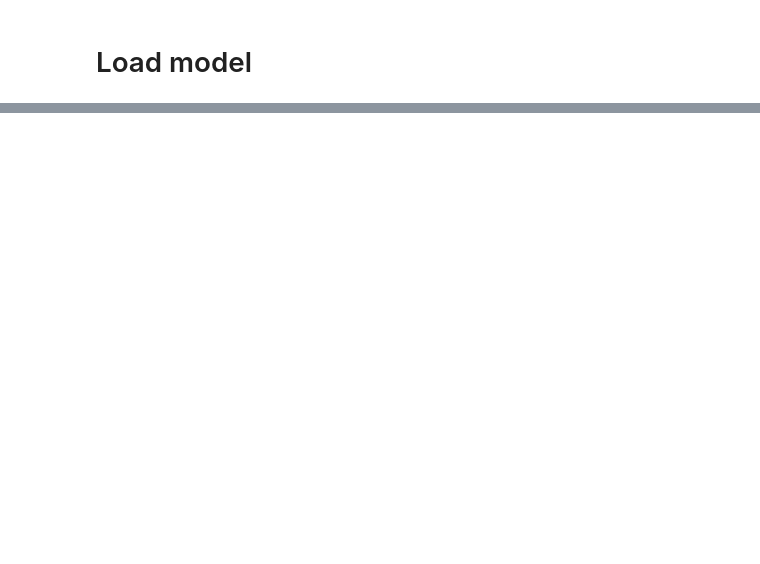
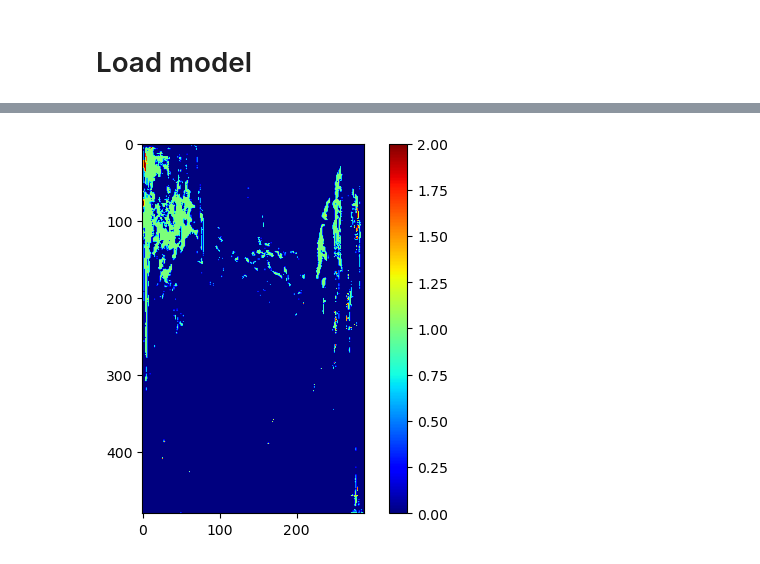
Before and after one commit to yovannynogales/computer-vision-verification-experiments, a Jupyter notebook: notebooks/tatoo_verification.ipynb, the cells around one changed output, grey strips where cells are left out. Saved outputs shown, nothing was run; the diff lists cells and outputs as text; code cells hidden in the pictures; blank space fills up the shorter version.

Commit message:
feat: Add flow to print the model outputs

```diff
--- a/notebooks/tatoo_verification.ipynb
+++ b/notebooks/tatoo_verification.ipynb
@@ -52,7 +102,7 @@ import torchvision.transforms as T
 
 device = torch.device("cuda" if torch.cuda.is_available() else "cpu")
 
-image_path = os.path.abspath('data/tattoos/input1-1.jpg')
+image_path = os.path.abspath('data/tattoos/input2.jpg')
 
 pil_img = Image.open(image_path).convert('RGB')
 
@@ -70,5 +120,5 @@ np_image = np_image.transpose((2, 0, 1))
 tensor = torch.from_numpy(np_image).to(device, dtype=torch.float)
 print(tensor.shape)
 
-output = model.forward(tensor.unsqueeze_(0))
+template_f, img_f, emb_template_f, emb_image_f = model.forward(tensor.unsqueeze_(0))
 # %% [output]
@@ -92 +126,14 @@ torch.Size([3, 288, 32])
+# %%
+mean = torch.tensor([0.485, 0.456, 0.406], dtype=torch.float32)
+std = torch.tensor([0.229, 0.224, 0.225], dtype=torch.float32)
+
+output_transform = transforms.Compose([
+    transforms.Normalize(
+        (-mean / std).tolist(),
+        (1.0 / std).tolist(),
+        inplace=True
+    )
+])
+# %%
+img_f = output_transform(img_f)
 # %%
@@ -103,0 +169,8 @@ ValueError: pic should be 2/3 dimensional. Got 1 dimensions.
+# %%
+output_classes = torch.argmax(img_f, dim=1)
+output_image = output_classes.squeeze().cpu().numpy()
+plt.imshow(output_image, cmap='jet')  # Mostrar usando el mapa de colores 'jet' para resaltar las clases
+plt.colorbar()  # Agregar una barra de colores para ver las clases
+plt.show()
+# %% [output]
+[figure, added]
```
Also changed, not shown: parts of 16 cells of this notebook.
